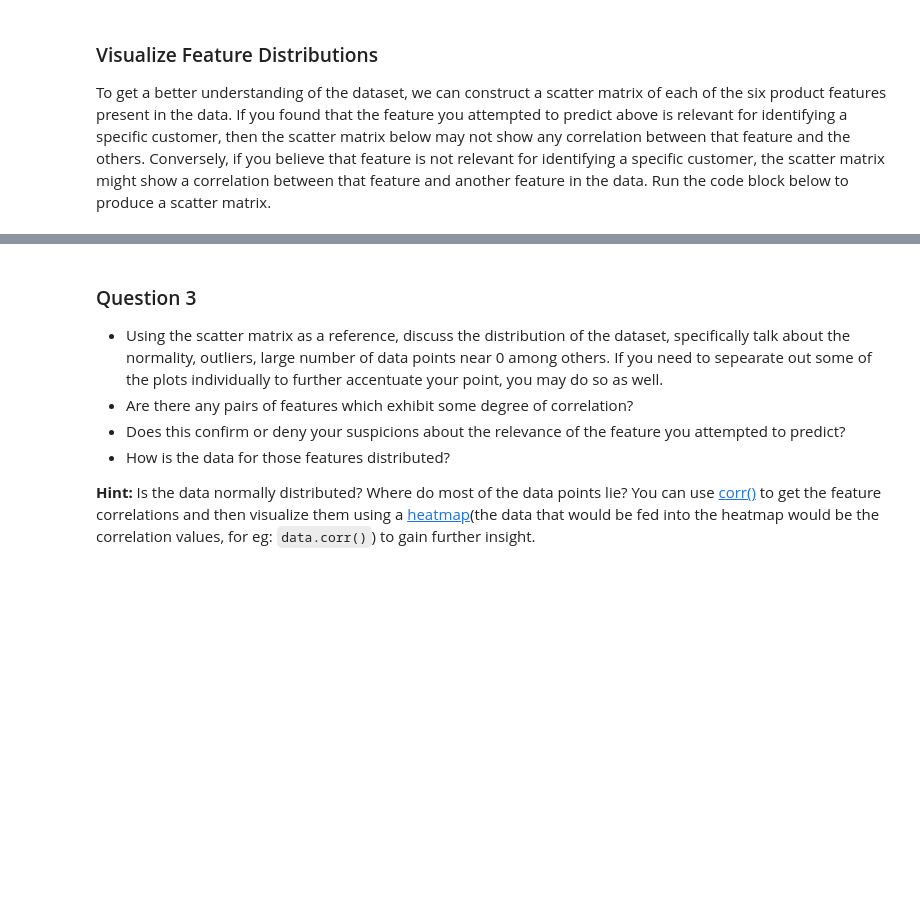
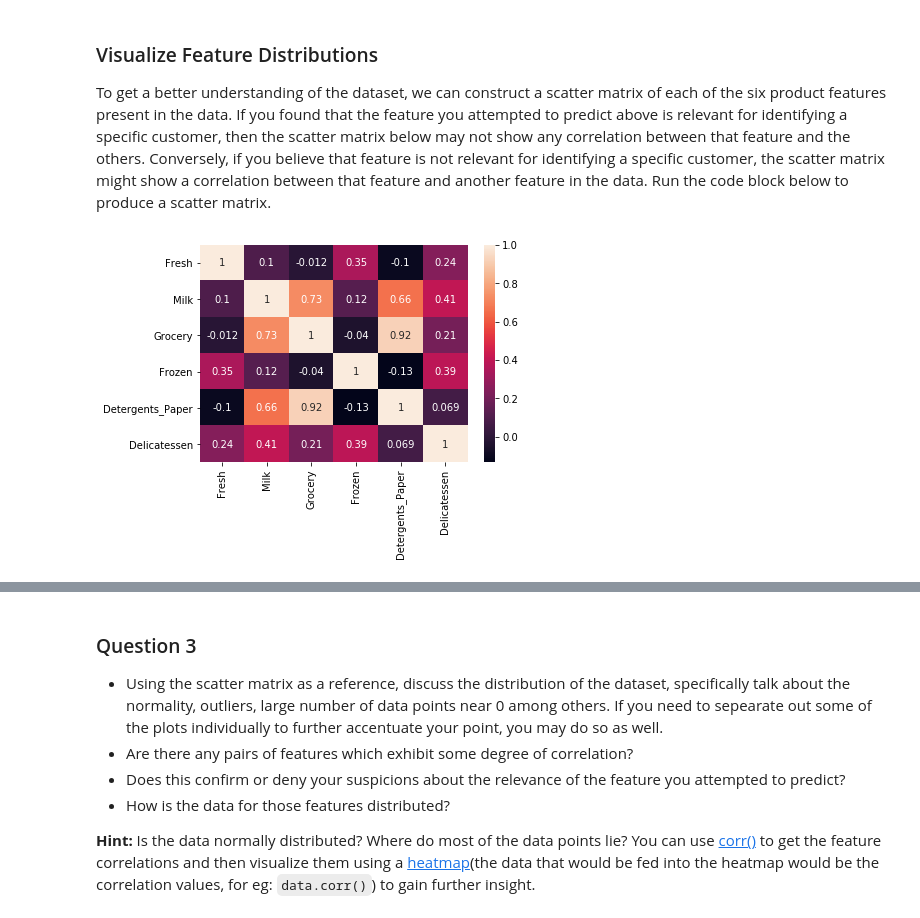
Before and after one commit to R-aryan/Creating-Customer-Segments, a Jupyter notebook: customer_segments.ipynb, the cells around one changed output, grey strips where cells are left out. Cells and saved outputs as stored; diff of their text form; code cells hidden in the pictures; blank space fills up the shorter version.

Commit message:
data preprocessing

```diff
--- a/customer_segments.ipynb
+++ b/customer_segments.ipynb
@@ -154,6 +154,11 @@ print(score)
 # %% [markdown]
 ### Visualize Feature Distributions
 To get a better understanding of the dataset, we can construct a scatter matrix of each of the six product features present in the data. If you found that the feature you attempted to predict above is relevant for identifying a specific customer, then the scatter matrix below may not show any correlation between that feature and the others. Conversely, if you believe that feature is not relevant for identifying a specific customer, the scatter matrix might show a correlation between that feature and another feature in the data. Run the code block below to produce a scatter matrix.
+# %%
+import seaborn as sns
+sns.heatmap(data.corr(), annot=True);
+# %% [output]
+[figure, added]
 # %%
 # Produce a scatter matrix for each pair of features in the data
 pd.scatter_matrix(data, alpha = 0.3, figsize = (14,8), diagonal = 'kde');
```
Also changed, not shown: parts of 1 cell of this notebook.
